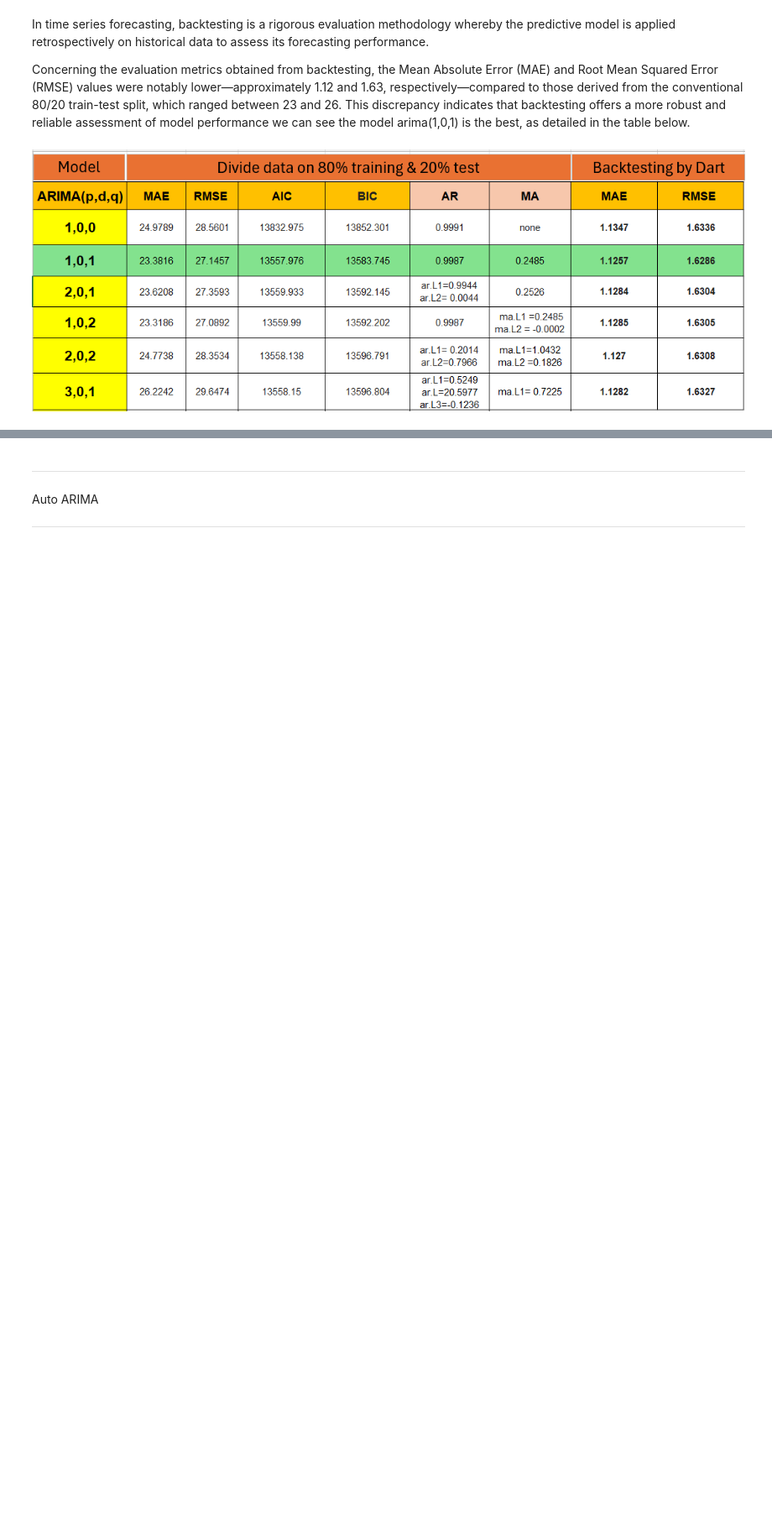
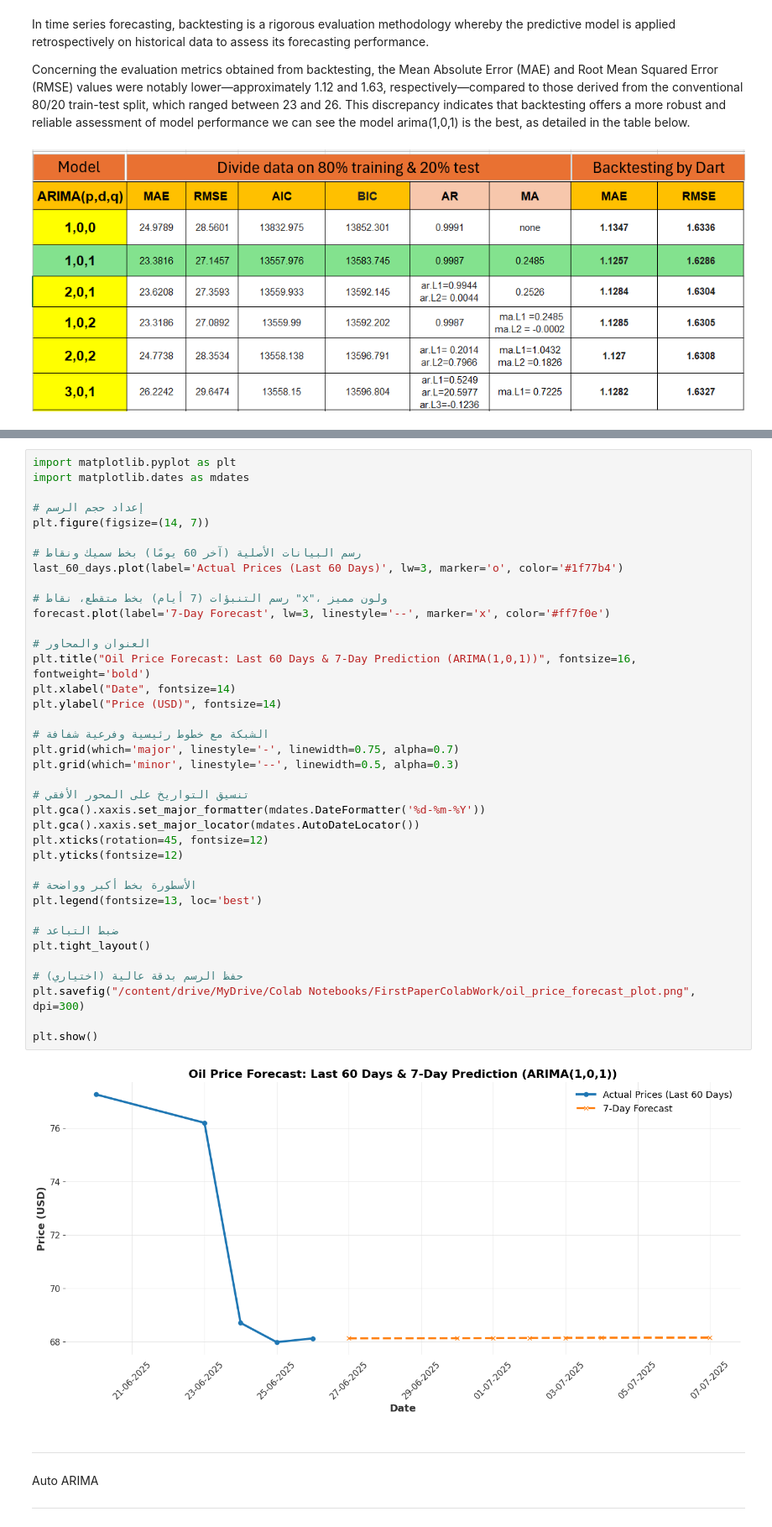
Before and after one commit to AliSalman25/first-Jupyter-Notebook-for-the-experiments, a Jupyter notebook: first_experiment.ipynb, the cells around one changed output, grey strips where cells are left out. Shown at 84% size. Cells and saved outputs as stored; diff of their text form; blank space fills up the shorter version.

```diff
--- a/first_experiment.ipynb
+++ b/first_experiment.ipynb
@@ -928,3 +1051,43 @@ Concerning the evaluation metrics obtained from backtesting, the Mean Absolute E
+# %%
+import matplotlib.pyplot as plt
+import matplotlib.dates as mdates
+
+# إعداد حجم الرسم
+plt.figure(figsize=(14, 7))
+
+# رسم البيانات الأصلية (آخر 60 يومًا) بخط سميك ونقاط
+last_60_days.plot(label='Actual Prices (Last 60 Days)', lw=3, marker='o', color='#1f77b4')
+
+# رسم التنبؤات (7 أيام) بخط متقطع، نقاط "x"، ولون مميز
+forecast.plot(label='7-Day Forecast', lw=3, linestyle='--', marker='x', color='#ff7f0e')
+
+# العنوان والمحاور
+plt.title("Oil Price Forecast: Last 60 Days & 7-Day Prediction (ARIMA(1,0,1))", fontsize=16, fontweight='bold')
+plt.xlabel("Date", fontsize=14)
+plt.ylabel("Price (USD)", fontsize=14)
+
+# الشبكة مع خطوط رئيسية وفرعية شفافة
+plt.grid(which='major', linestyle='-', linewidth=0.75, alpha=0.7)
+plt.grid(which='minor', linestyle='--', linewidth=0.5, alpha=0.3)
+
+# تنسيق التواريخ على المحور الأفقي
+plt.gca().xaxis.set_major_formatter(mdates.DateFormatter('%d-%m-%Y'))
+plt.gca().xaxis.set_major_locator(mdates.AutoDateLocator())
+plt.xticks(rotation=45, fontsize=12)
+plt.yticks(fontsize=12)
+
+# الأسطورة بخط أكبر وواضحة
+plt.legend(fontsize=13, loc='best')
+
+# ضبط التباعد
+plt.tight_layout()
+
+# حفظ الرسم بدقة عالية (اختياري)
+plt.savefig("/content/drive/MyDrive/Colab Notebooks/FirstPaperColabWork/oil_price_forecast_plot.png", dpi=300)
+
+plt.show()
+# %% [output]
+[figure, added]
 # %% [markdown]
 
 
```
Also changed, not shown: parts of 4 cells of this notebook.
